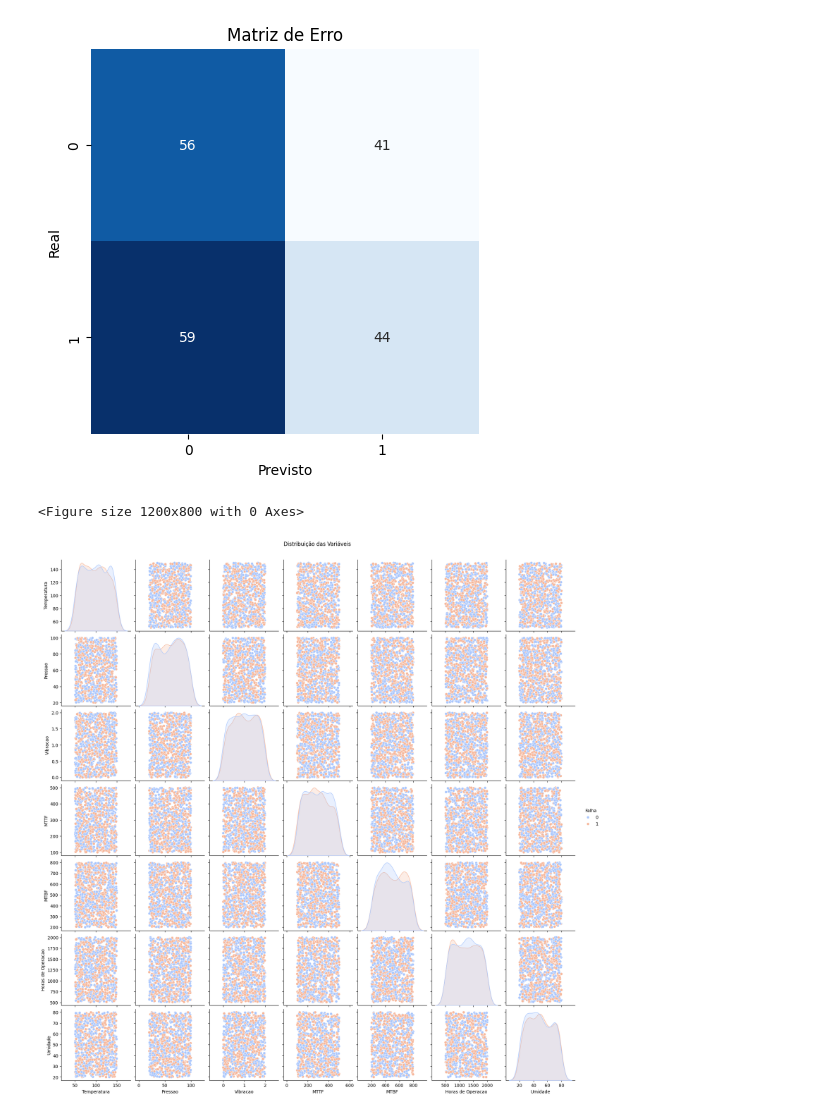
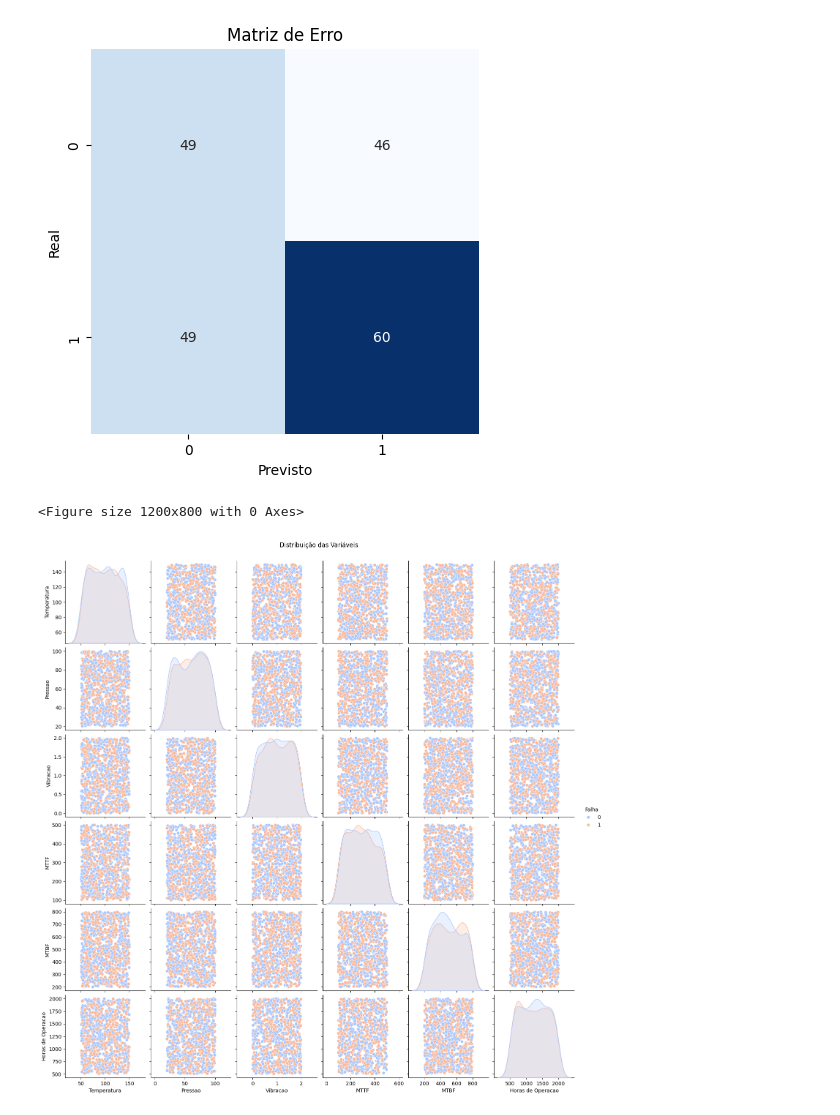
Before and after one commit to Ramon-Goveia/DataScience, a Jupyter notebook: AnaliseDeManutencaoML.ipynb, the cells around one changed output. Cells and saved outputs as stored; diff of their text form; code cells hidden in the pictures.

```diff
--- a/AnaliseDeManutencaoML.ipynb
+++ b/AnaliseDeManutencaoML.ipynb
@@ -2,7 +2,7 @@
 <a href="https://colab.research.google.com/github/Ramon-Goveia/DataScience/blob/master/AnaliseDeManutencaoML.ipynb" target="_parent"><img src="https://colab.research.google.com/assets/colab-badge.svg" alt="Open In Colab"/></a>
 # %%
 # Instalando bibliotecas necessárias
-!pip install pandas numpy scikit-learn matplotlib seaborn
+!pip install pandas numpy scikit-learn matplotlib seaborn imbalanced-learn
 
 # Importando as bibliotecas
 import pandas as pd
@@ -10,6 +10,8 @@ import numpy as np
 from sklearn.model_selection import train_test_split
 from sklearn.ensemble import RandomForestClassifier
 from sklearn.metrics import accuracy_score, classification_report, confusion_matrix
+from sklearn.preprocessing import StandardScaler
+from imblearn.over_sampling import RandomOverSampler
 import matplotlib.pyplot as plt
 import seaborn as sns
 
@@ -24,8 +26,7 @@ data = {
     'Falha': np.random.choice([0, 1], size=1000),
     'MTTF': np.random.uniform(low=100, high=500, size=1000),
     'MTBF': np.random.uniform(low=200, high=800, size=1000),
-    'Horas de Operacao': np.random.uniform(low=500, high=2000, size=1000),
-    'Umidade': np.random.uniform(low=20, high=80, size=1000)
+    'Horas de Operacao': np.random.uniform(low=500, high=2000, size=1000)
 }
 
 df = pd.DataFrame(data)
@@ -33,10 +34,21 @@ df = pd.DataFrame(data)
 # Dividindo os dados em conjuntos de treino e teste
 X = df.drop('Falha', axis=1)
 y = df['Falha']
-X_train, X_test, y_train, y_test = train_test_split(X, y, test_size=0.2, random_state=42)
 
-# Treinando um modelo de Machine Learning (Random Forest)
-model = RandomForestClassifier(random_state=42)
+# Tratamento de Dados Desbalanceados (exemplo utilizando RandomOverSampler)
+ros = RandomOverSampler(random_state=42)
+X_resampled, y_resampled = ros.fit_resample(X, y)
+
+# Escalonando as variáveis
+scaler = StandardScaler()
+X_resampled_scaled = scaler.fit_transform(X_resampled)
+X_test_scaled = scaler.transform(X_test)
+
+# Dividindo os dados em conjuntos de treino e teste
+X_train, X_test, y_train, y_test = train_test_split(X_resampled_scaled, y_resampled, test_size=0.2, random_state=42)
+
+# Treinando um modelo de Machine Learning (Random Forest) com dados balanceados
+model = RandomForestClassifier(random_state=42, n_estimators=100, max_depth=10)  # Ajustar os hiperparâmetros conforme necessário
 model.fit(X_train, y_train)
 
 # Fazendo previsões
@@ -46,7 +58,7 @@ y_pred = model.predict(X_test)
 accuracy = accuracy_score(y_test, y_pred)
 print(f'Acurácia do modelo: {accuracy:.2f}')
 
-# Visualizando a matriz de confusão
+# Visualizando a matriz de erro
 cm = confusion_matrix(y_test, y_pred)
 plt.figure(figsize=(5, 5))
 sns.heatmap(cm, annot=True, fmt='d', cmap='Blues', cbar=False)
@@ -89,3 +102,3 @@ Acurácia do modelo: 0.50
-[figure, old version]
+[figure, new version]
 <Figure size 1200x800 with 0 Axes>
-[figure, old version]
+[figure, new version]
```
Also changed, not shown: parts of 1 cell of this notebook.
